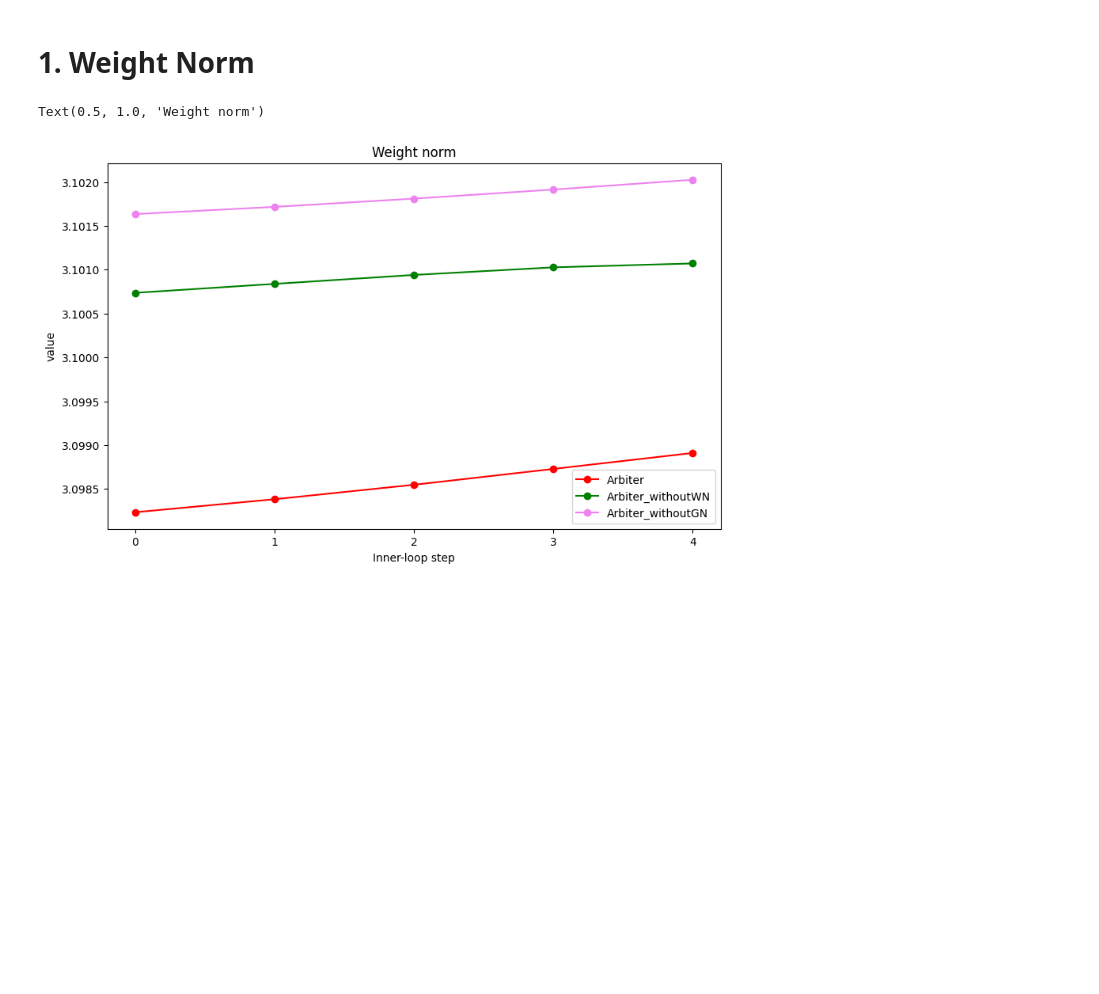
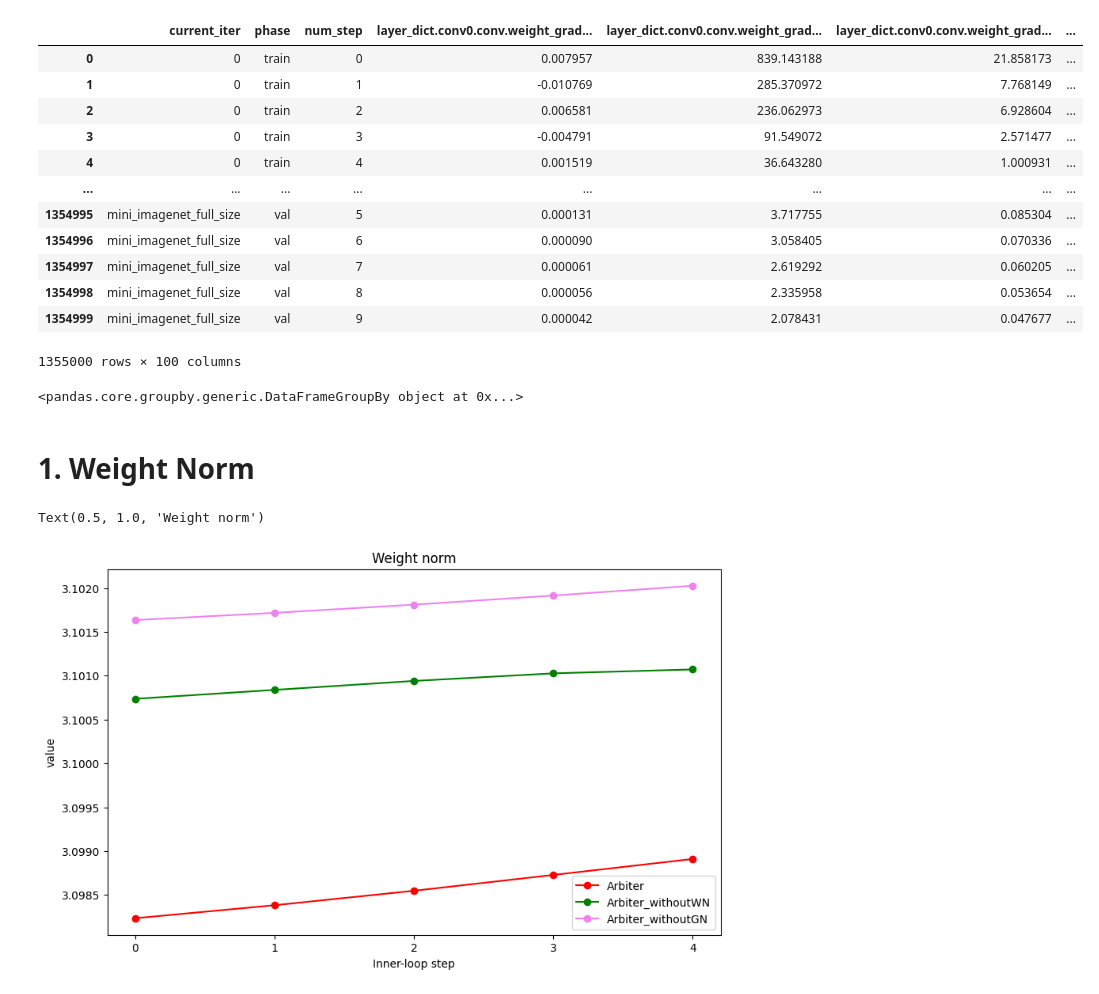
Before and after one commit to SKKUJMLim/MAML, a Jupyter notebook: Test_jupyternotebook/Analytics_integration_Step_ablation.ipynb, the cells around one changed output. Cells and saved outputs as stored; diff of their text form; code cells hidden in the pictures; blank space fills up the shorter version.

```diff
--- a/Test_jupyternotebook/Analytics_integration_Step_ablation.ipynb
+++ b/Test_jupyternotebook/Analytics_integration_Step_ablation.ipynb
@@ -20,5 +22,21 @@ maml_norm_info_train = maml_norm_info[maml_norm_info['phase']=='train']
 arbiter_norm_info_train= arbiter_norm_info[arbiter_norm_info['phase']=='train']
 arbiter_norm_info_withoutWN_train= arbiter_norm_info_withoutWN[arbiter_norm_info_withoutWN['phase']=='train']
 arbiter_norm_info_withoutGN_train= arbiter_norm_info_withoutGN[arbiter_norm_info_withoutGN['phase']=='train']
+# %%
+gap_norm_info
+# %% [output]
+|  | current_iter | phase | num_step | layer_dict.conv0.conv.weight_grad... | layer_dict.conv0.conv.weight_grad... | layer_dict.conv0.conv.weight_grad... | ... |
+| 0 | 0 | train | 0 | 0.007957 | 839.143188 | 21.858173 | ... |
+| 1 | 0 | train | 1 | -0.010769 | 285.370972 | 7.768149 | ... |
+| 2 | 0 | train | 2 | 0.006581 | 236.062973 | 6.928604 | ... |
+| 3 | 0 | train | 3 | -0.004791 | 91.549072 | 2.571477 | ... |
+| 4 | 0 | train | 4 | 0.001519 | 36.643280 | 1.000931 | ... |
+| ... | ... | ... | ... | ... | ... | ... | ... |
+| 1354995 | mini_imagenet_full_size | val | 5 | 0.000131 | 3.717755 | 0.085304 | ... |
+| 1354996 | mini_imagenet_full_size | val | 6 | 0.000090 | 3.058405 | 0.070336 | ... |
+| 1354997 | mini_imagenet_full_size | val | 7 | 0.000061 | 2.619292 | 0.060205 | ... |
+| 1354998 | mini_imagenet_full_size | val | 8 | 0.000056 | 2.335958 | 0.053654 | ... |
+| 1354999 | mini_imagenet_full_size | val | 9 | 0.000042 | 2.078431 | 0.047677 | ... |
+1355000 rows × 100 columns
 # %%
 maml_per_inner_loop_step = maml_norm_info_train.groupby('num_step')
@@ -25,6 +44,10 @@ maml_per_inner_loop_step = maml_norm_info_train.groupby('num_step')
 arbiter_per_inner_loop_step = arbiter_norm_info_train.groupby('num_step')
 arbiter_withoutWN_per_inner_loop_step = arbiter_norm_info_withoutWN_train.groupby('num_step')
 arbiter_withoutGN_per_inner_loop_step = arbiter_norm_info_withoutGN_train.groupby('num_step')
+# %%
+gap_per_inner_loop_step
+# %% [output]
+<pandas.core.groupby.generic.DataFrameGroupBy object at 0x...>
 # %% [markdown]
 # 1. Weight Norm
 # %%
```
Also changed, not shown: parts of 3 cells of this notebook, 1 other file.
